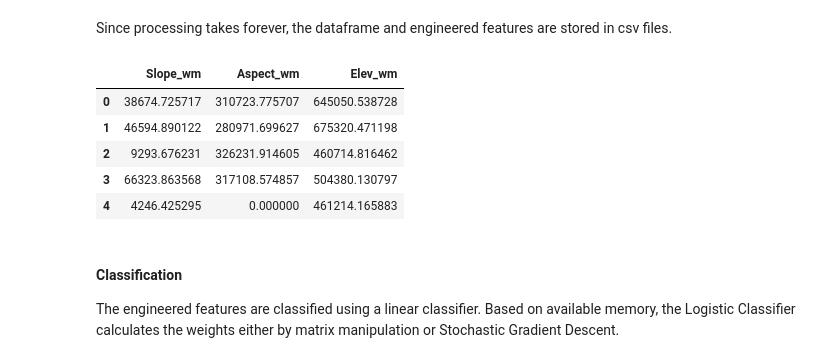
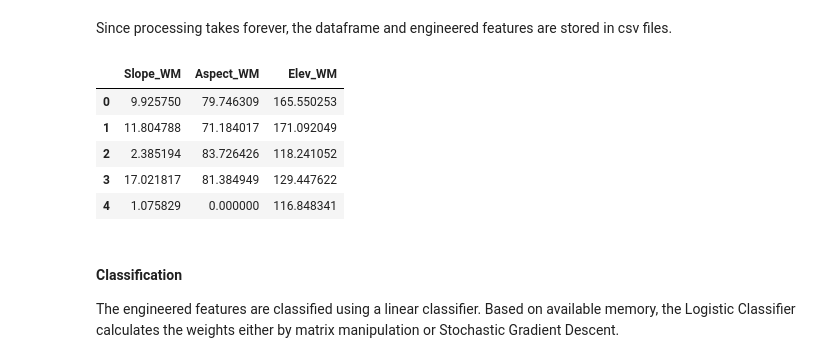
Before and after one commit to ryanriopelle/wildfire-data-analysis, a Jupyter notebook: Ryan/Spiral_2.ipynb, the cells around one changed output. Saved outputs shown, nothing was run; the diff lists cells and outputs as text; code cells hidden in the pictures.

```diff
--- a/Ryan/Spiral_2.ipynb
+++ b/Ryan/Spiral_2.ipynb
@@ -128,15 +122,15 @@ Since processing takes forever, the dataframe and engineered features are stored
 # #Saving WIFIRE path and labels to csv
 # df.to_csv(root+'WIFIRE_Engineered/WIFIRE_labels.csv')
 # %%
-df_extras = pd.DataFrame.from_csv("./../../WIFIRE/WIFIRE_labels_ElevAspectSlope.csv")[["Slope_wm","Aspect_wm","Elev_wm"]].reset_index( drop=True)
+df_extras = pd.DataFrame.from_csv("./../../WIFIRE/WIFIRE_labels_ElevAspectSlope.csv")[["Slope_WM","Aspect_WM","Elev_WM"]].reset_index( drop=True)
 df_extras.head()
 # %% [output]
-|  | Slope_wm | Aspect_wm | Elev_wm |
-| 0 | 38674.725717 | 310723.775707 | 645050.538728 |
-| 1 | 46594.890122 | 280971.699627 | 675320.471198 |
-| 2 | 9293.676231 | 326231.914605 | 460714.816462 |
-| 3 | 66323.863568 | 317108.574857 | 504380.130797 |
-| 4 | 4246.425295 | 0.000000 | 461214.165883 |
+|  | Slope_WM | Aspect_WM | Elev_WM |
+| 0 | 9.925750 | 79.746309 | 165.550253 |
+| 1 | 11.804788 | 71.184017 | 171.092049 |
+| 2 | 2.385194 | 83.726426 | 118.241052 |
+| 3 | 17.021817 | 81.384949 | 129.447622 |
+| 4 | 1.075829 | 0.000000 | 116.848341 |
 # %% [markdown]
 #### Classification
 
```
Also changed, not shown: parts of 20 cells of this notebook, 1 other file.
